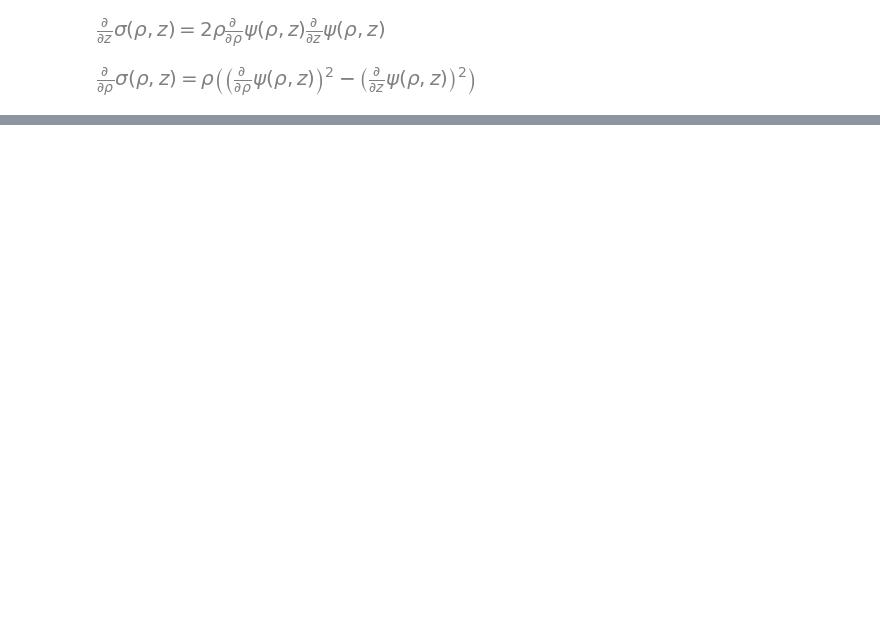
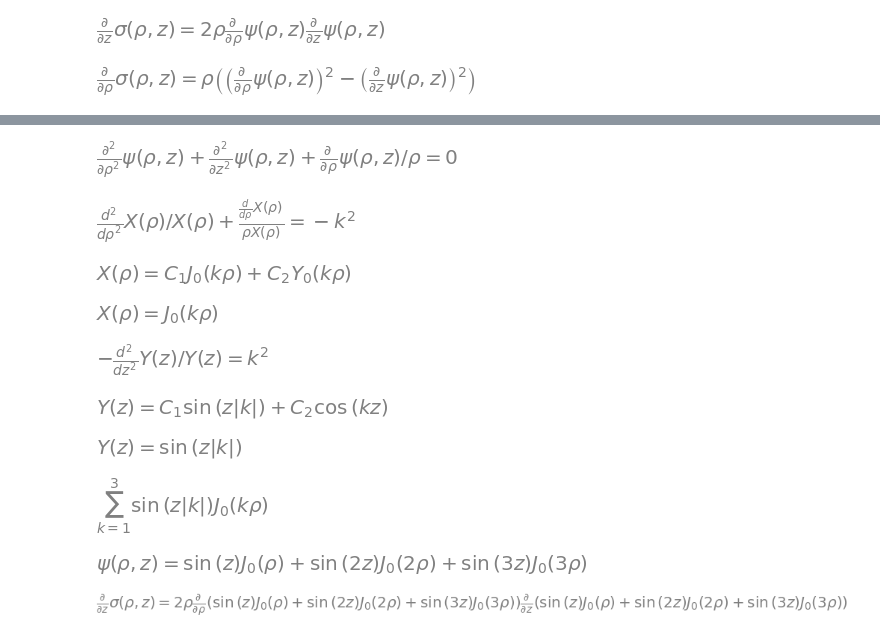
Before and after one commit to GeoffCope/General_Relativity_Python, a Jupyter notebook: Gravitational_Waves_in_General_Relativity_VII_Waves_from_Axi-Symmetric_Isolated_Systems_by_Bondi_et_al.ipynb, the cells around one changed output, grey strips where cells are left out. Cells and saved outputs as stored; diff of their text form; code cells hidden in the pictures; blank space fills up the shorter version.

```diff
--- a/Gravitational_Waves_in_General_Relativity_VII_Waves_from_Axi-Symmetric_Isolated_Systems_by_Bondi_et_al.ipynb
+++ b/Gravitational_Waves_in_General_Relativity_VII_Waves_from_Axi-Symmetric_Isolated_Systems_by_Bondi_et_al.ipynb
@@ -169,0 +177,52 @@ $\displaystyle \left[\begin{matrix}\frac{\partial^{2}}{\partial \rho^{2}} \psi{\
+# %%
+eq = fieldEquations[0]
+eq
+# %% [output]
+[figure, added]
+# %%
+xODE = Eq(pde_separate( eq, psi, [X(rho),Y(z)])[0] , -k**2 )
+xODE
+# %% [output]
+[figure, added]
+# %%
+xSolution = dsolve( xODE , X(rho))
+xSolution
+# %% [output]
+[figure, added]
+# %%
+#  Here we arbitrarily set one of the Bessel functions equal to zero... fix this later
+xSolutionParticular = xSolution.subs(xSolution.args[1].args[0].args[0],1).subs(xSolution.args[1].args[1].args[0],0)
+xSolutionParticular
+# %% [output]
+[figure, added]
+# %%
+yODE = Eq( pde_separate( eq, psi, [X(rho),Y(z)])[1] ,  k**2 )
+yODE
+# %% [output]
+[figure, added]
+# %%
+ySolution = dsolve( yODE , Y(z))
+ySolution
+# %% [output]
+[figure, added]
+# %%
+#  Here we arbitrarily set cos equal to zero... fix this later
+ySolutionParticular = ySolution.subs(ySolution.args[1].args[0].args[0],1).subs(ySolution.args[1].args[1].args[0],0)
+ySolutionParticular
+# %% [output]
+[figure, added]
+# %%
+#  Here we arbitrary pick just three terms as an example...
+Sum( ( xSolutionParticular.args[1] * ySolutionParticular.args[1] ) ,(k,1,3) )
+# %% [output]
+[figure, added]
+# %%
+psiSumThreeTerms = Eq(psi, Sum( ( xSolutionParticular.args[1] * ySolutionParticular.args[1] ) ,(k,1,3) ).doit() )
+psiSumThreeTerms
+# %% [output]
+[figure, added]
+# %%
+dsigmadzPDE = fieldEquations[1].subs(psiSumThreeTerms.args[0],psiSumThreeTerms.args[1])
+dsigmadzPDE
+# %% [output]
+[figure, added]
```
Also changed, not shown: parts of 14 cells of this notebook, 4 other files.
